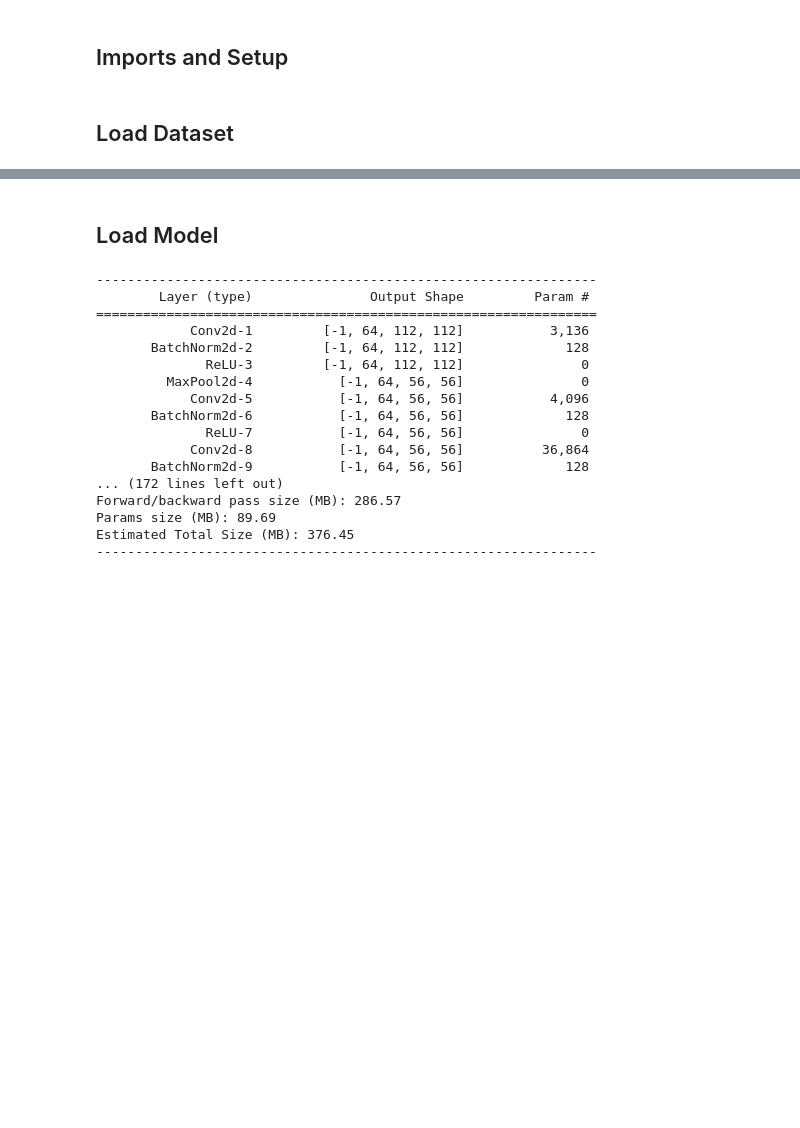
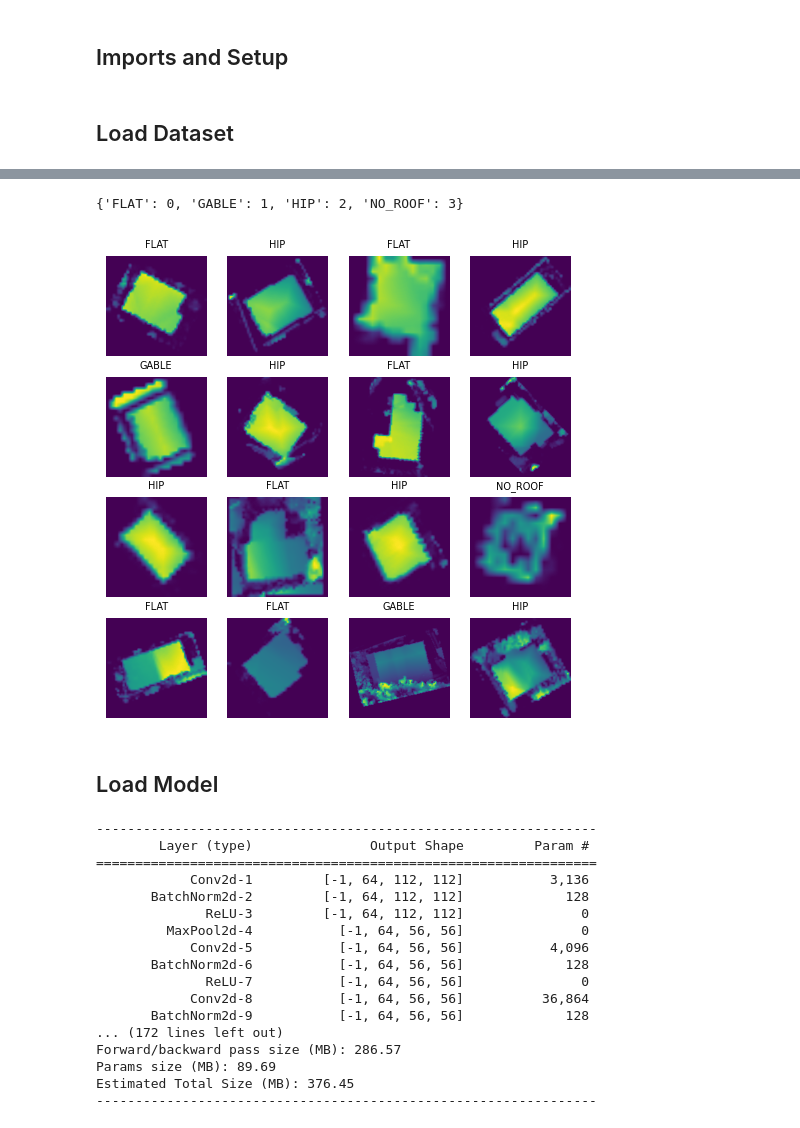
Before and after one commit to GFDRR/caribbean-rooftop-classification, a Jupyter notebook: notebooks/02_model_development.ipynb, the cells around one changed output, grey strips where cells are left out. Saved outputs shown, nothing was run; the diff lists cells and outputs as text; code cells hidden in the pictures; blank space fills up the shorter version.

```diff
--- a/notebooks/02_model_development.ipynb
+++ b/notebooks/02_model_development.ipynb
@@ -35,3 +35,15 @@ cnn_utils.visualize_data(data, data_loader, phase='train', mode=c['mode'])
+# %%
+phases = ["train", "test"]
+c = config.create_config("../configs/config_05.yaml")
+c = {key: '.' + value if 'dir' in key else value for key, value in c.items()}
+
+data, data_loader, classes = cnn_utils.load_dataset(
+    config=c, phases=phases
+)
+cnn_utils.visualize_data(data, data_loader, phase='test', mode=c['mode'])
+# %% [output]
+{'FLAT': 0, 'GABLE': 1, 'HIP': 2, 'NO_ROOF': 3}
+[figure, added]
 # %% [markdown]
 ## Load Model
 # %%
```
Also changed, not shown: parts of 1 cell of this notebook.
